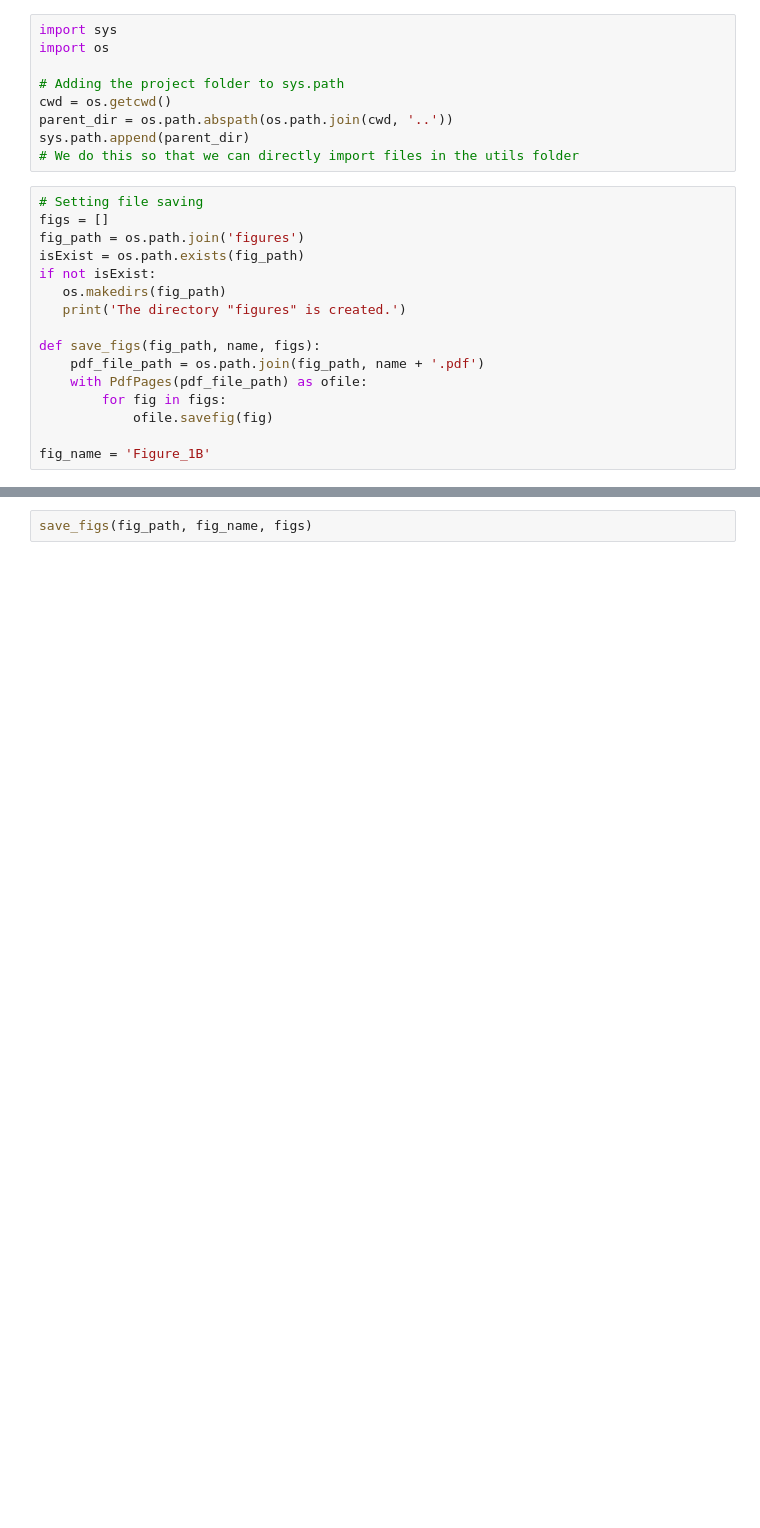
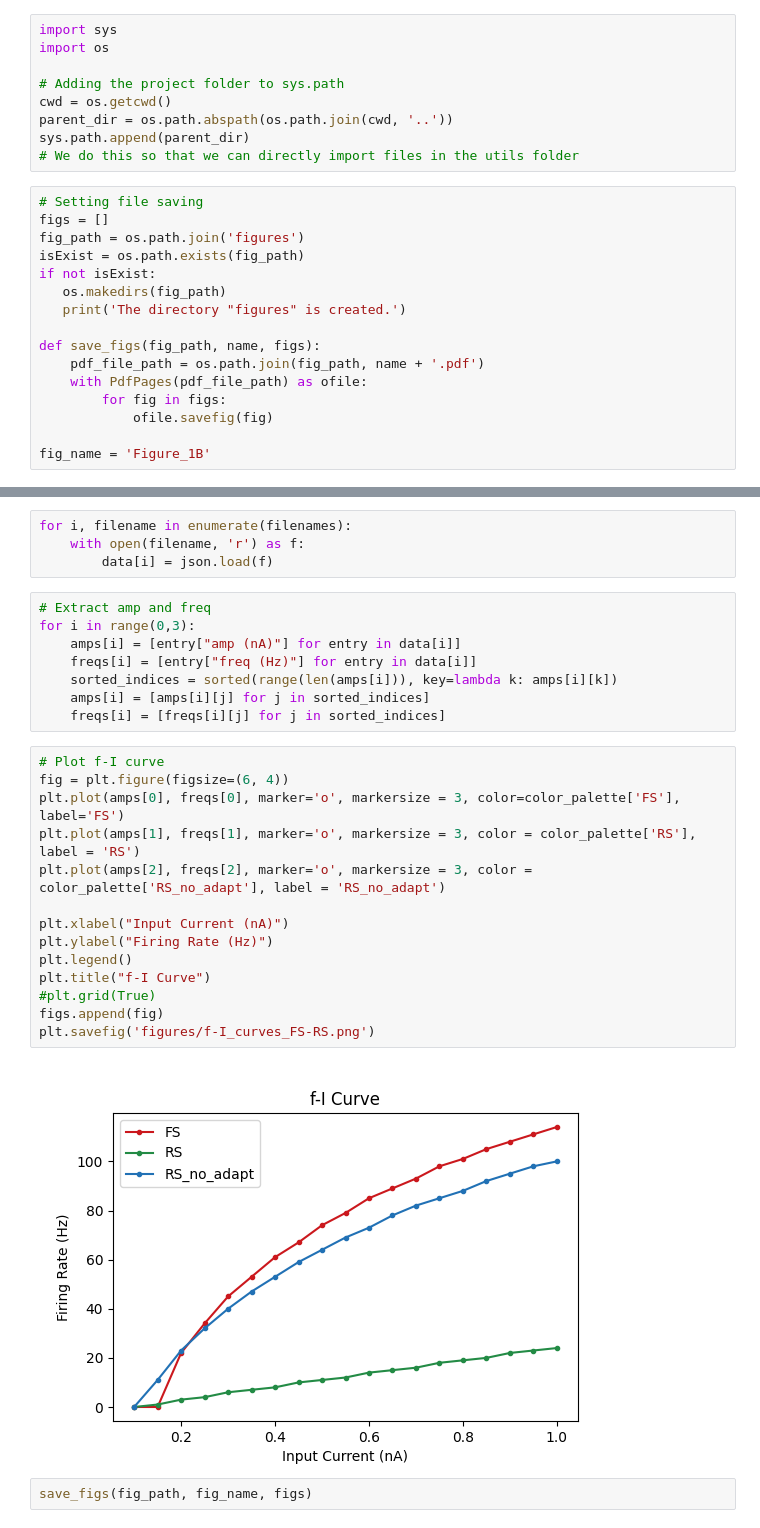
Before and after one commit to IlaCar/neuron-to-meanfield, a Jupyter notebook: single_neuron_simulation/Figure1_B.ipynb, the cells around one changed output, grey strips where cells are left out. Cells and saved outputs as stored; diff of their text form; blank space fills up the shorter version.

```diff
--- a/single_neuron_simulation/Figure1_B.ipynb
+++ b/single_neuron_simulation/Figure1_B.ipynb
@@ -346,2 +85,30 @@ figs.append(fig)
+# %%
+for i, filename in enumerate(filenames):
+    with open(filename, 'r') as f:
+        data[i] = json.load(f)
+# %%
+# Extract amp and freq
+for i in range(0,3):
+    amps[i] = [entry["amp (nA)"] for entry in data[i]]
+    freqs[i] = [entry["freq (Hz)"] for entry in data[i]]
+    sorted_indices = sorted(range(len(amps[i])), key=lambda k: amps[i][k])
+    amps[i] = [amps[i][j] for j in sorted_indices]
+    freqs[i] = [freqs[i][j] for j in sorted_indices]
+# %%
+# Plot f-I curve
+fig = plt.figure(figsize=(6, 4))
+plt.plot(amps[0], freqs[0], marker='o', markersize = 3, color=color_palette['FS'], label='FS')
+plt.plot(amps[1], freqs[1], marker='o', markersize = 3, color = color_palette['RS'], label = 'RS')
+plt.plot(amps[2], freqs[2], marker='o', markersize = 3, color = color_palette['RS_no_adapt'], label = 'RS_no_adapt')
+
+plt.xlabel("Input Current (nA)")
+plt.ylabel("Firing Rate (Hz)")
+plt.legend()
+plt.title("f-I Curve")
+#plt.grid(True)
+figs.append(fig)
+plt.savefig('figures/f-I_curves_FS-RS.png')
+# %% [output]
+[figure, added]
 # %%
 save_figs(fig_path, fig_name, figs)
```
Also changed, not shown: parts of 22 cells of this notebook, 1 other file.
